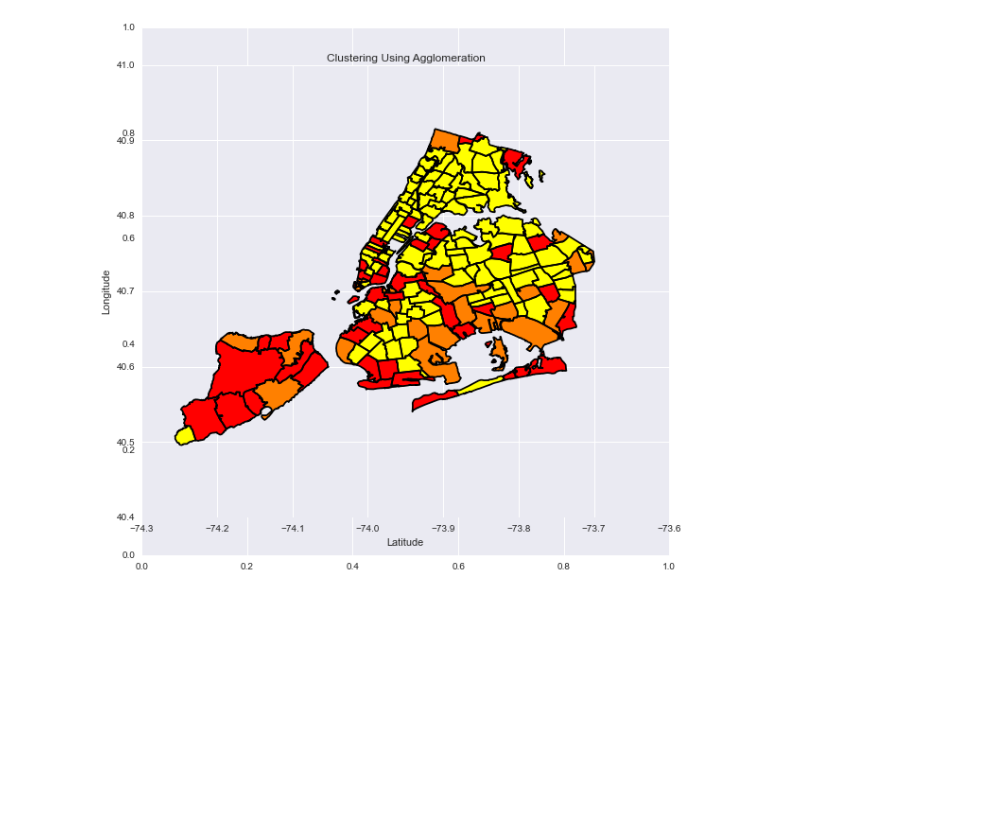
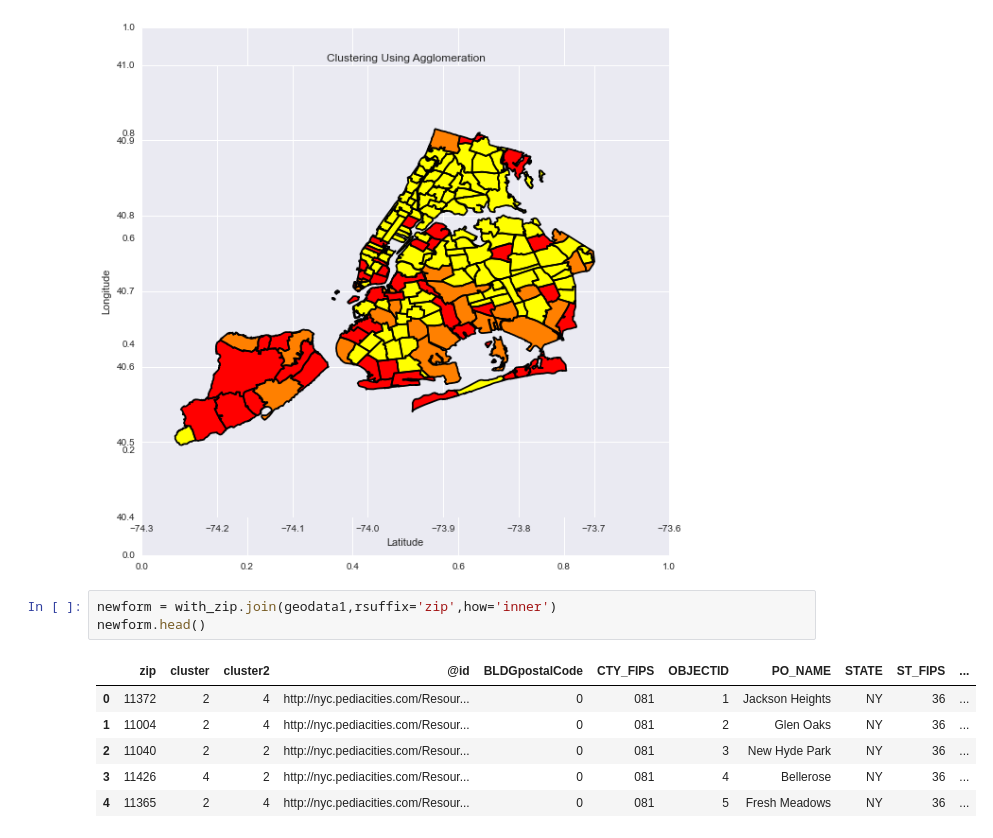
Before and after one commit to afcarl/PUI2015_-PriyaKhokher-, a Jupyter notebook: HW10/HW10_clustering.ipynb, the cells around one changed output. Cells and saved outputs as stored; diff of their text form; blank space fills up the shorter version.

```diff
--- a/HW10/HW10_clustering.ipynb
+++ b/HW10/HW10_clustering.ipynb
@@ -270,3 +268,13 @@ plt.title('Clustering Using Agglomeration')
 # %% [output]
 <matplotlib.text.Text at 0x...>
 [figure]
+# %%
+newform = with_zip.join(geodata1,rsuffix='zip',how='inner')
+newform.head()
+# %% [output]
+|  | zip | cluster | cluster2 | @id | BLDGpostalCode | CTY_FIPS | OBJECTID | PO_NAME | STATE | ST_FIPS | ... |
+| 0 | 11372 | 2 | 4 | http://nyc.pediacities.com/Resour... | 0 | 081 | 1 | Jackson Heights | NY | 36 | ... |
+| 1 | 11004 | 2 | 4 | http://nyc.pediacities.com/Resour... | 0 | 081 | 2 | Glen Oaks | NY | 36 | ... |
+| 2 | 11040 | 2 | 2 | http://nyc.pediacities.com/Resour... | 0 | 081 | 3 | New Hyde Park | NY | 36 | ... |
+| 3 | 11426 | 4 | 2 | http://nyc.pediacities.com/Resour... | 0 | 081 | 4 | Bellerose | NY | 36 | ... |
+| 4 | 11365 | 2 | 4 | http://nyc.pediacities.com/Resour... | 0 | 081 | 5 | Fresh Meadows | NY | 36 | ... |
```
Also changed, not shown: parts of 5 cells of this notebook.
